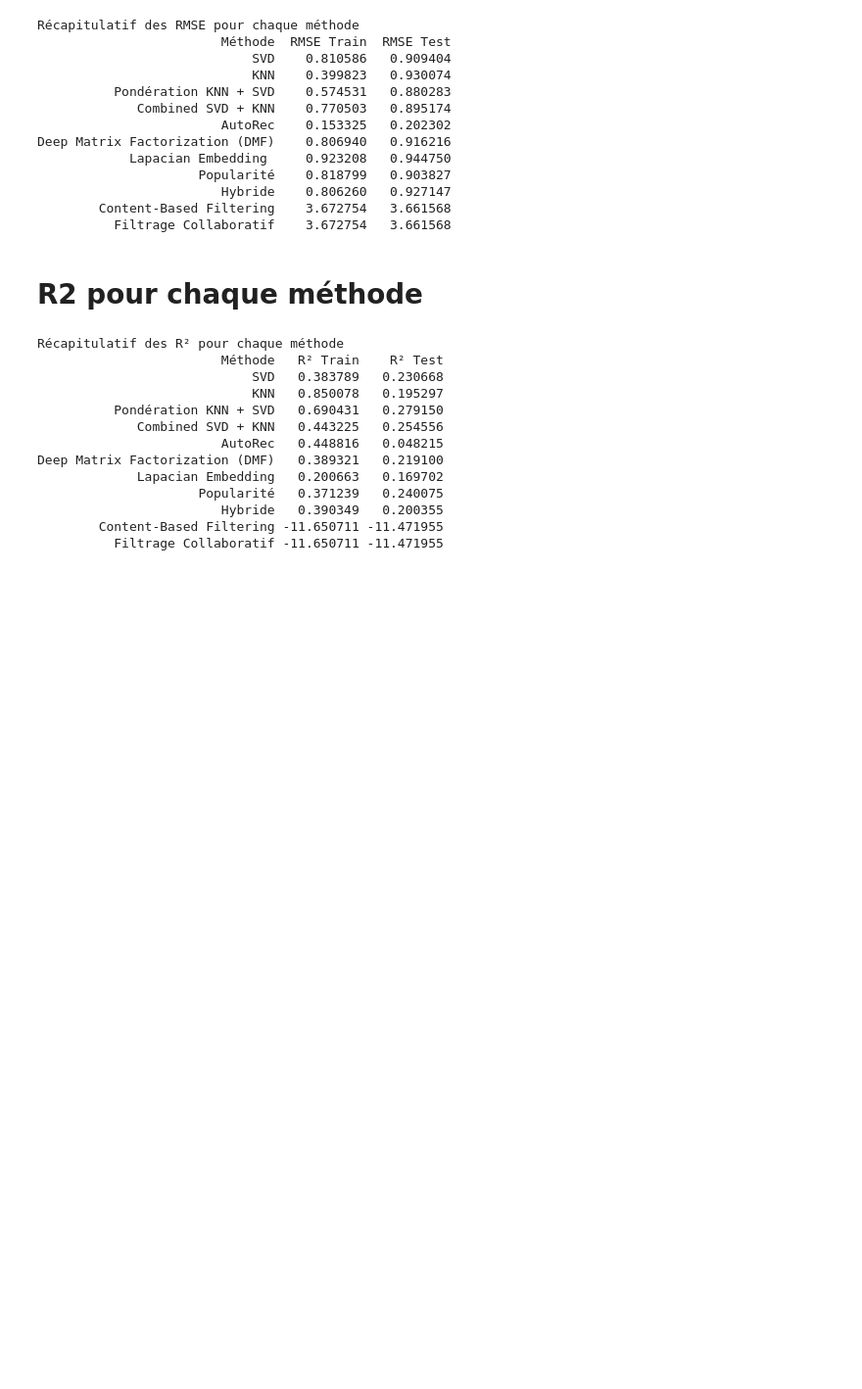
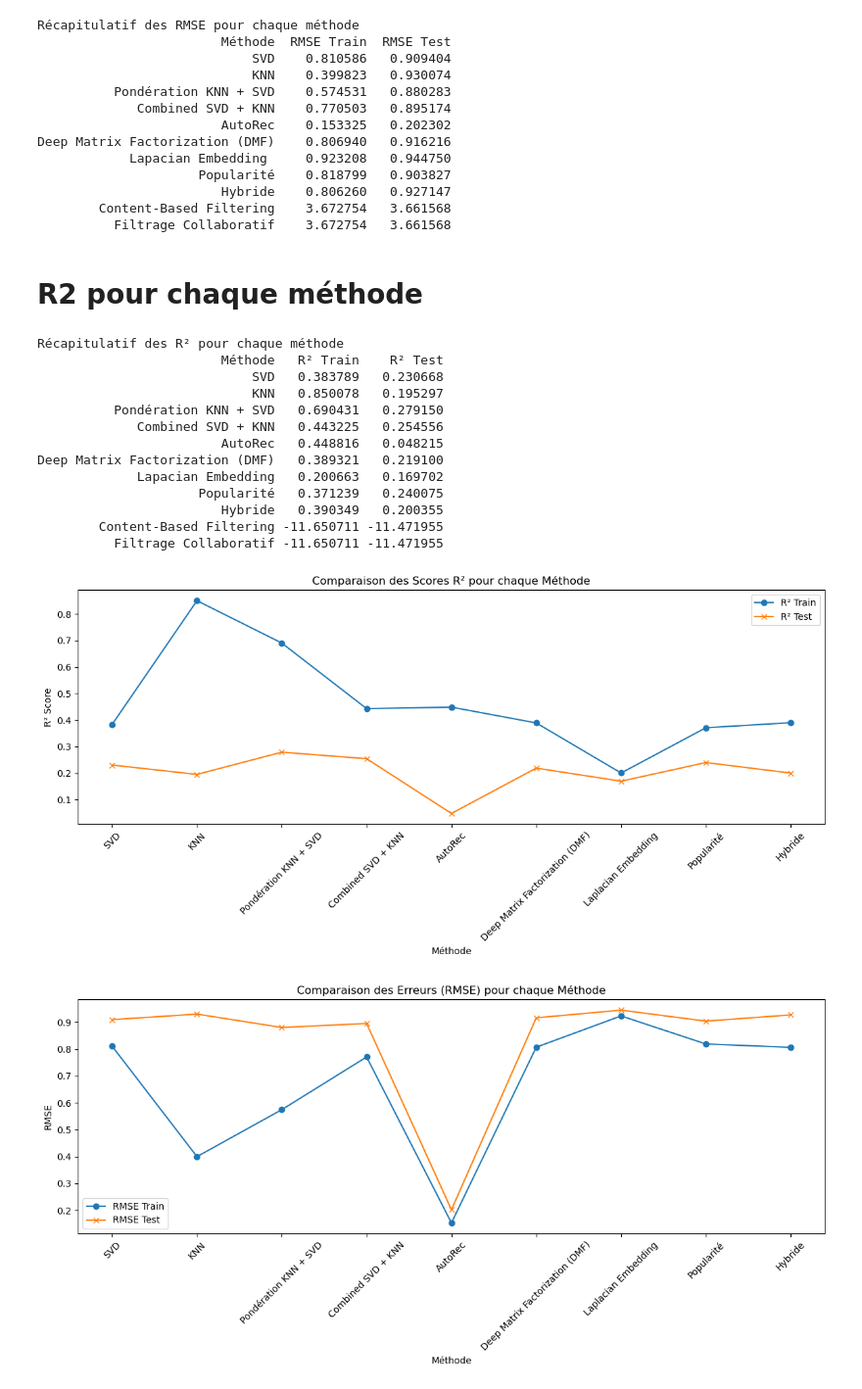
Before and after one commit to amandine32/ProjetML, a Jupyter notebook: recommandation.ipynb, the cells around one changed output. Shown at 98% size. Drawn from its saved outputs; the diff is of its cells as text; code cells hidden in the pictures; blank space fills up the shorter version.

Commit message:
« visualisation

```diff
--- a/recommandation.ipynb
+++ b/recommandation.ipynb
@@ -2089,3 +2089,59 @@ Deep Matrix Factorization (DMF)   0.389321   0.219100
                         Hybride   0.390349   0.200355
         Content-Based Filtering -11.650711 -11.471955
           Filtrage Collaboratif -11.650711 -11.471955
+# %%
+import matplotlib.pyplot as plt
+import pandas as pd
+
+# Données pour R² et RMSE
+# Exemple : Charger les données R² dans un DataFrame
+df_r2 = pd.DataFrame([
+    {"Méthode": "SVD", "R² Train": r2_with_mask_train_svd, "R² Test": r2_with_mask_test_svd},
+    {"Méthode": "KNN", "R² Train": r2_train_knn, "R² Test": r2_test_knn},
+    {"Méthode": "Pondération KNN + SVD", "R² Train": r2_train_pond_knn_svd, "R² Test": r2_test_pond_knn_svd},
+    {"Méthode": "Combined SVD + KNN", "R² Train": r2_train_combined, "R² Test": r2_test_combined},
+    {"Méthode": "AutoRec", "R² Train": r2_train_autorec, "R² Test": r2_test_autorec},
+    {"Méthode": "Deep Matrix Factorization (DMF)", "R² Train": r2_train_dmf, "R² Test": r2_test_dmf},
+    {"Méthode": "Laplacian Embedding", "R² Train": r2_train_laplacian, "R² Test": r2_test_laplacian},
+    {"Méthode": "Popularité", "R² Train": r2_train_popularity, "R² Test": r2_test_popularity},
+    {"Méthode": "Hybride", "R² Train": r2_train_hybrid, "R² Test": r2_test_hybrid}
+])
+
+df_rmse = pd.DataFrame([
+    {"Méthode": "SVD", "RMSE Train": rmse_with_mask_train_svd, "RMSE Test": rmse_with_mask_test_svd},
+    {"Méthode": "KNN", "RMSE Train": rmse_train_knn, "RMSE Test": rmse_test_knn},
+    {"Méthode": "Pondération KNN + SVD", "RMSE Train": rmse_train_pond_knn_svd, "RMSE Test": rmse_test_pond_knn_svd},
+    {"Méthode": "Combined SVD + KNN", "RMSE Train": rmse_train_combined, "RMSE Test": rmse_test_combined},
+    {"Méthode": "AutoRec", "RMSE Train": rmse_train_autorec, "RMSE Test": rmse_test_autorec},
+    {"Méthode": "Deep Matrix Factorization (DMF)", "RMSE Train": rmse_train_dmf, "RMSE Test": rmse_test_dmf},
+    {"Méthode": "Laplacian Embedding", "RMSE Train": rmse_train_laplacian, "RMSE Test": rmse_test_laplacian},
+    {"Méthode": "Popularité", "RMSE Train": rmse_train_popularity, "RMSE Test": rmse_test_popularity},
+    {"Méthode": "Hybride", "RMSE Train": rmse_train_hybrid, "RMSE Test": rmse_test_hybrid}
+])
+
+# Tracer le R² pour chaque méthode
+plt.figure(figsize=(12, 6))
+plt.plot(df_r2["Méthode"], df_r2["R² Train"], marker='o', label="R² Train")
+plt.plot(df_r2["Méthode"], df_r2["R² Test"], marker='x', label="R² Test")
+plt.xlabel("Méthode")
+plt.ylabel("R² Score")
+plt.title("Comparaison des Scores R² pour chaque Méthode")
+plt.xticks(rotation=45)
+plt.legend()
+plt.tight_layout()
+plt.show()
+
+# Tracer le RMSE pour chaque méthode
+plt.figure(figsize=(12, 6))
+plt.plot(df_rmse["Méthode"], df_rmse["RMSE Train"], marker='o', label="RMSE Train")
+plt.plot(df_rmse["Méthode"], df_rmse["RMSE Test"], marker='x', label="RMSE Test")
+plt.xlabel("Méthode")
+plt.ylabel("RMSE")
+plt.title("Comparaison des Erreurs (RMSE) pour chaque Méthode")
+plt.xticks(rotation=45)
+plt.legend()
+plt.tight_layout()
+plt.show()
+# %% [output]
+[figure, added]
+[figure, added]
```
